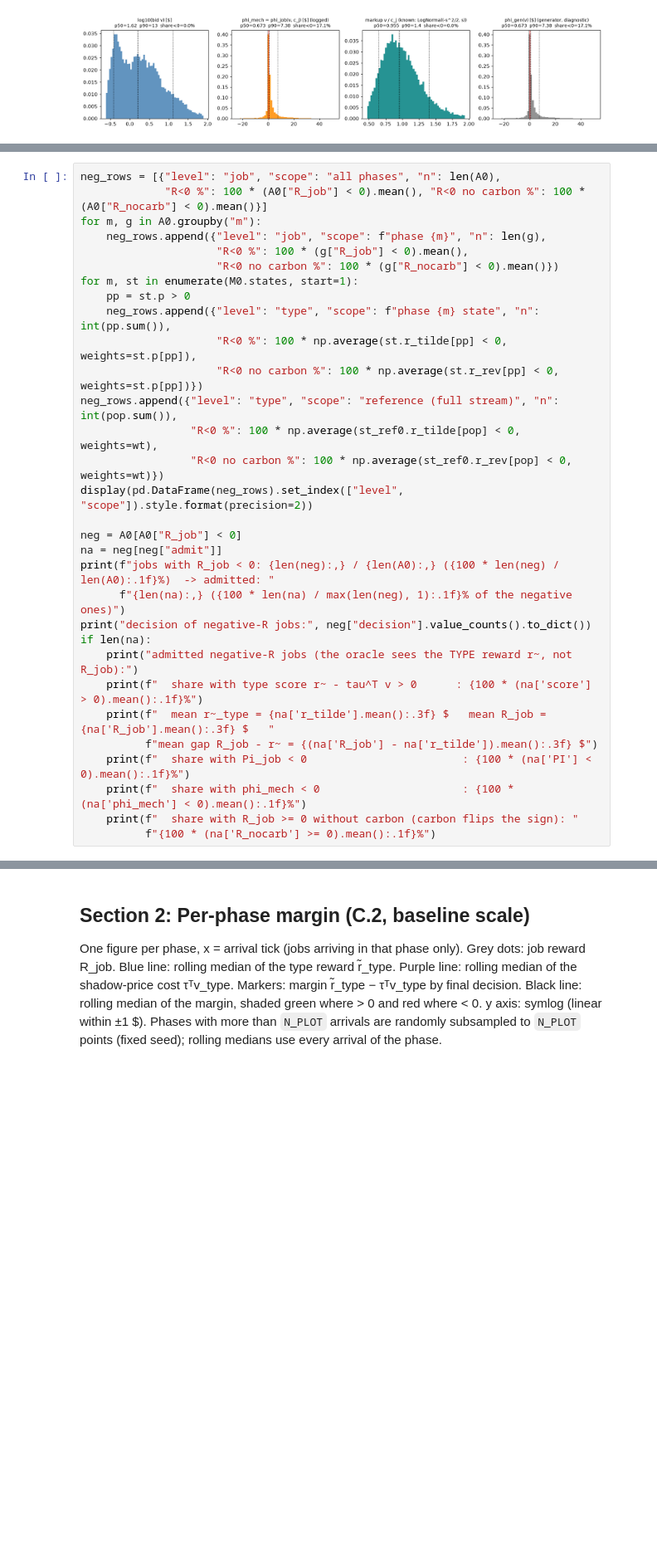
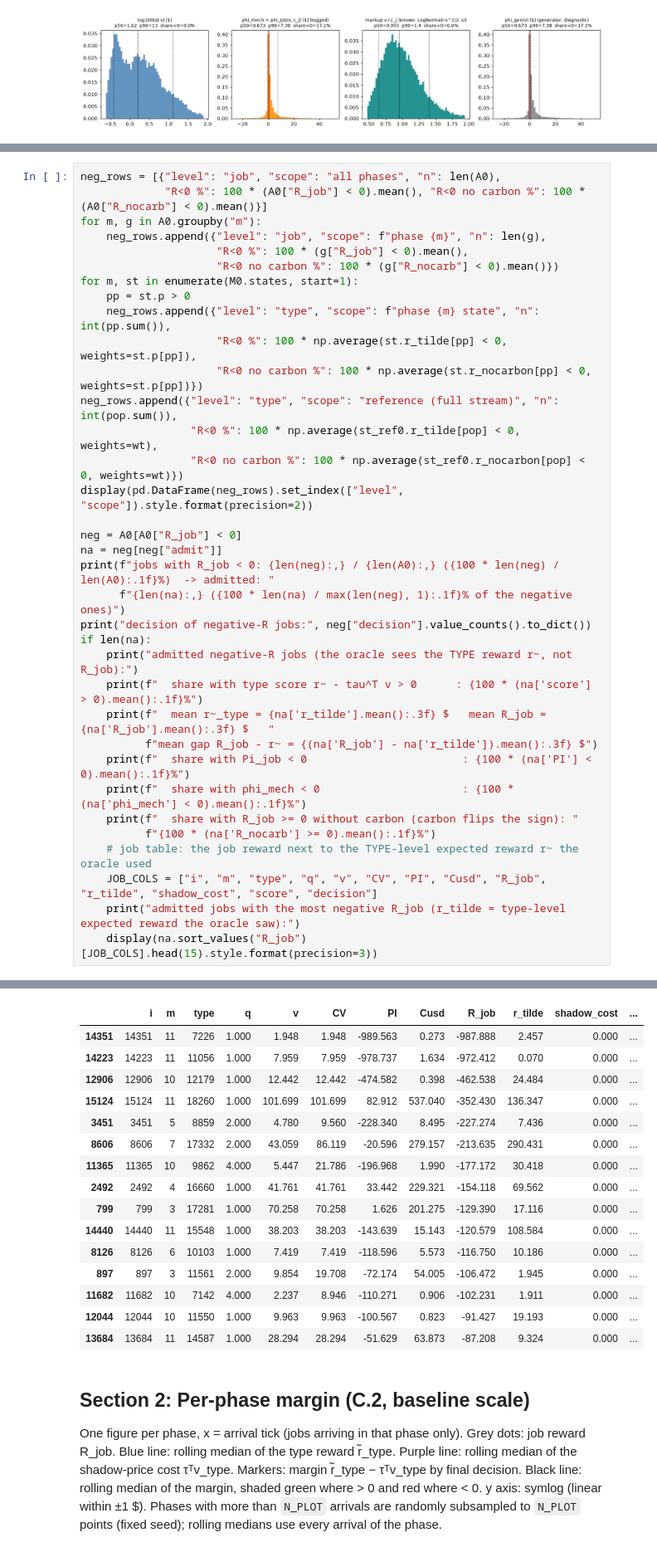
Before and after one commit to dangolofrancesco/dlent_rt, a Jupyter notebook: notebooks/03_main_algorithm_analysis.ipynb, the cells around one changed output, grey strips where cells are left out. Shown at 83% size. Drawn from its saved outputs; the diff is of its cells as text; blank space fills up the shorter version.

```diff
--- a/notebooks/03_main_algorithm_analysis.ipynb
+++ b/notebooks/03_main_algorithm_analysis.ipynb
@@ -452,10 +405,10 @@ for m, st in enumerate(M0.states, start=1):
     pp = st.p > 0
     neg_rows.append({"level": "type", "scope": f"phase {m} state", "n": int(pp.sum()),
                      "R<0 %": 100 * np.average(st.r_tilde[pp] < 0, weights=st.p[pp]),
-                     "R<0 no carbon %": 100 * np.average(st.r_rev[pp] < 0, weights=st.p[pp])})
+                     "R<0 no carbon %": 100 * np.average(st.r_nocarbon[pp] < 0, weights=st.p[pp])})
 neg_rows.append({"level": "type", "scope": "reference (full stream)", "n": int(pop.sum()),
                  "R<0 %": 100 * np.average(st_ref0.r_tilde[pop] < 0, weights=wt),
-                 "R<0 no carbon %": 100 * np.average(st_ref0.r_rev[pop] < 0, weights=wt)})
+                 "R<0 no carbon %": 100 * np.average(st_ref0.r_nocarbon[pop] < 0, weights=wt)})
 display(pd.DataFrame(neg_rows).set_index(["level", "scope"]).style.format(precision=2))
 
 neg = A0[A0["R_job"] < 0]
@@ -472,6 +425,10 @@ if len(na):
     print(f"  share with phi_mech < 0                      : {100 * (na['phi_mech'] < 0).mean():.1f}%")
     print(f"  share with R_job >= 0 without carbon (carbon flips the sign): "
           f"{100 * (na['R_nocarb'] >= 0).mean():.1f}%")
+    # job table: the job reward next to the TYPE-level expected reward r~ the oracle used
+    JOB_COLS = ["i", "m", "type", "q", "v", "CV", "PI", "Cusd", "R_job", "r_tilde", "shadow_cost", "score", "decision"]
+    print("admitted jobs with the most negative R_job (r_tilde = type-level expected reward the oracle saw):")
+    display(na.sort_values("R_job")[JOB_COLS].head(15).style.format(precision=3))
 # %% [output]
 |  |  | n | R<0 % | R<0 no carbon % |
 | level | scope |  |  |  |
@@ -502,3 +460,19 @@ admitted negative-R jobs (the oracle sees the TYPE reward r~, not R_job):
+|  | i | m | type | q | v | CV | PI | Cusd | R_job | r_tilde | shadow_cost | ... |
+| 14351 | 14351 | 11 | 7226 | 1.000 | 1.948 | 1.948 | -989.563 | 0.273 | -987.888 | 2.457 | 0.000 | ... |
+| 14223 | 14223 | 11 | 11056 | 1.000 | 7.959 | 7.959 | -978.737 | 1.634 | -972.412 | 0.070 | 0.000 | ... |
+| 12906 | 12906 | 10 | 12179 | 1.000 | 12.442 | 12.442 | -474.582 | 0.398 | -462.538 | 24.484 | 0.000 | ... |
+| 15124 | 15124 | 11 | 18260 | 1.000 | 101.699 | 101.699 | 82.912 | 537.040 | -352.430 | 136.347 | 0.000 | ... |
+| 3451 | 3451 | 5 | 8859 | 2.000 | 4.780 | 9.560 | -228.340 | 8.495 | -227.274 | 7.436 | 0.000 | ... |
+| 8606 | 8606 | 7 | 17332 | 2.000 | 43.059 | 86.119 | -20.596 | 279.157 | -213.635 | 290.431 | 0.000 | ... |
+| 11365 | 11365 | 10 | 9862 | 4.000 | 5.447 | 21.786 | -196.968 | 1.990 | -177.172 | 30.418 | 0.000 | ... |
+| 2492 | 2492 | 4 | 16660 | 1.000 | 41.761 | 41.761 | 33.442 | 229.321 | -154.118 | 69.562 | 0.000 | ... |
+| 799 | 799 | 3 | 17281 | 1.000 | 70.258 | 70.258 | 1.626 | 201.275 | -129.390 | 17.116 | 0.000 | ... |
+| 14440 | 14440 | 11 | 15548 | 1.000 | 38.203 | 38.203 | -143.639 | 15.143 | -120.579 | 108.584 | 0.000 | ... |
+| 8126 | 8126 | 6 | 10103 | 1.000 | 7.419 | 7.419 | -118.596 | 5.573 | -116.750 | 10.186 | 0.000 | ... |
+| 897 | 897 | 3 | 11561 | 2.000 | 9.854 | 19.708 | -72.174 | 54.005 | -106.472 | 1.945 | 0.000 | ... |
+| 11682 | 11682 | 10 | 7142 | 4.000 | 2.237 | 8.946 | -110.271 | 0.906 | -102.231 | 1.911 | 0.000 | ... |
+| 12044 | 12044 | 10 | 11550 | 1.000 | 9.963 | 9.963 | -100.567 | 0.823 | -91.427 | 19.193 | 0.000 | ... |
+| 13684 | 13684 | 11 | 14587 | 1.000 | 28.294 | 28.294 | -51.629 | 63.873 | -87.208 | 9.324 | 0.000 | ... |
 # %% [markdown]
 ## Section 2: Per-phase margin (C.2, baseline scale)
 
```
Also changed, not shown: parts of 21 cells of this notebook, 1 other file.
